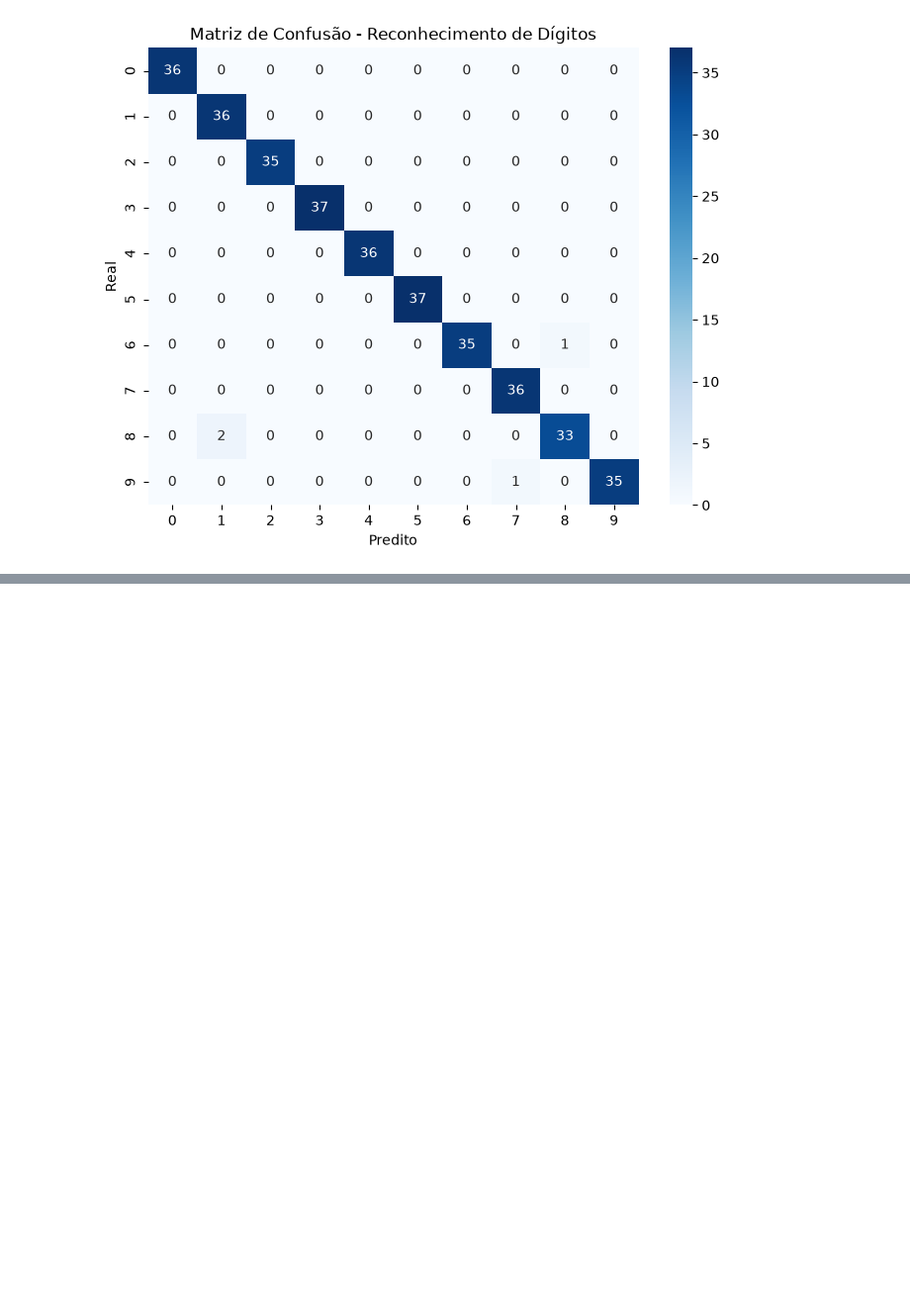
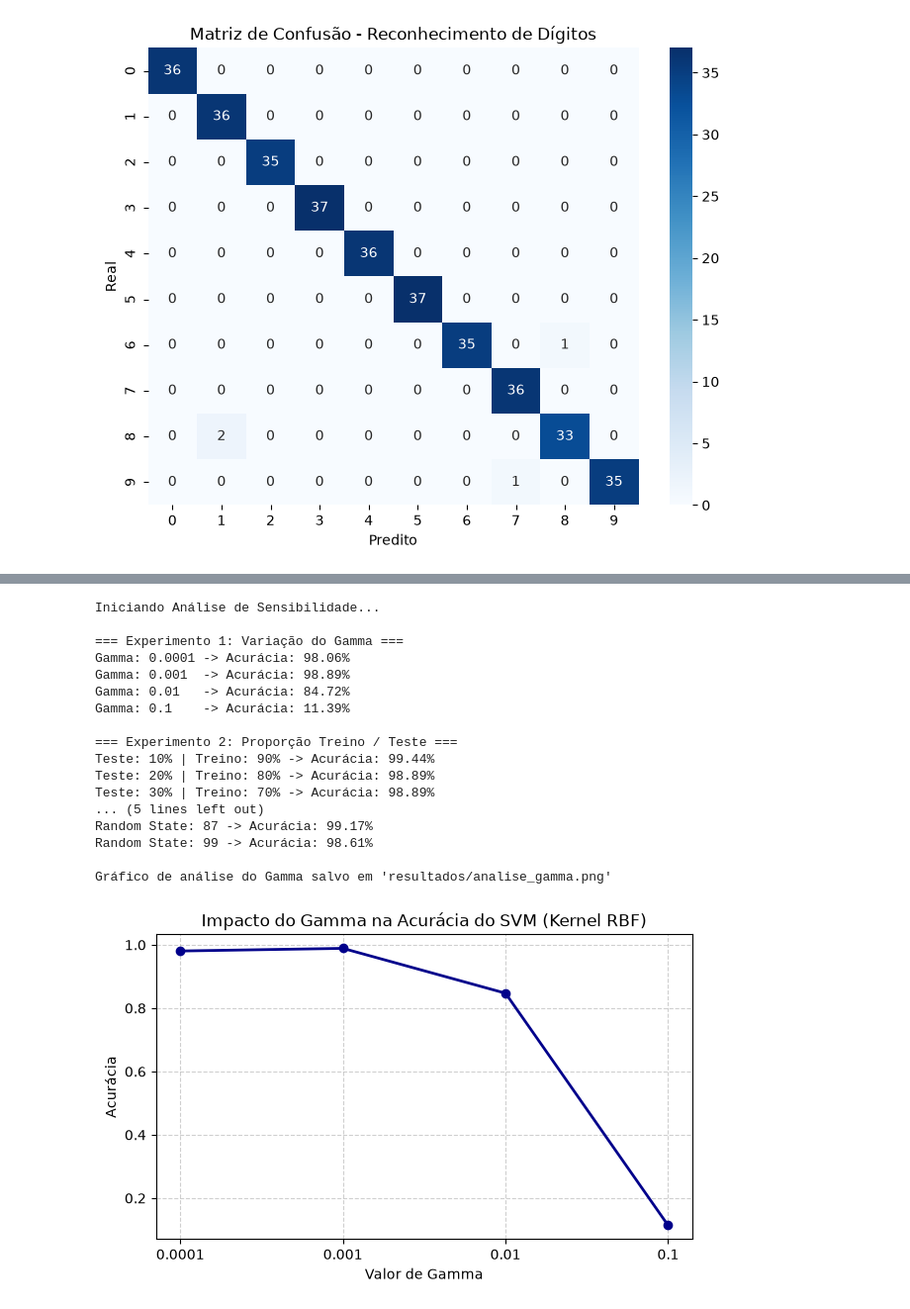
Before and after one commit to murilopassosl/introducao-ia-ufpb, a Jupyter notebook: src/classificador.ipynb, the cells around one changed output, grey strips where cells are left out. Shown at 99% size. Drawn from its saved outputs; the diff is of its cells as text; code cells hidden in the pictures; blank space fills up the shorter version.

Commit message:
feat: novos testes e resultados

```diff
--- a/src/classificador.ipynb
+++ b/src/classificador.ipynb
@@ -88,3 +85,41 @@ weighted avg       0.99      0.99      0.99       360
 
 Matriz de confusão salva em 'resultados/matriz_confusao.png'
 [figure]
+# %%
+X, y, nomes_classes = carregar_dados()
+
+# Definimos 2 novos valores de semente para sortear novas amostras de dados
+sementes_novas = [10, 99]
+
+for indice, seed in enumerate(sementes_novas, start=2):
+    print(f"--- Gerando Amostra {indice} (Random State = {seed}) ---")
+
+    # Divisão 80/20 usando a nova semente de sorteio
+    X_train_s, X_test_s, y_train_s, y_test_s = train_test_split(
+        X, y, test_size=0.2, random_state=seed, stratify=y
+    )
+
+    # Treinamento com o parâmetro padrão gamma=0.001
+    modelo_s = SVC(gamma=0.001)
+    modelo_s.fit(X_train_s, y_train_s)
+
+    # Predição e Acurácia
+    y_pred_s = modelo_s.predict(X_test_s)
+    acc_s = accuracy_score(y_test_s, y_pred_s)
+    print(f"Acurácia da Amostra {indice}: {acc_s*100:.2f}%")
+
+    # Gerando a Matriz de Confusão específica desta nova amostra
+    cm_s = confusion_matrix(y_test_s, y_pred_s)
+
+    plt.figure(figsize=(8, 6))
+    sns.heatmap(cm_s, annot=True, fmt='d', cmap='Blues',
+                xticklabels=nomes_classes, yticklabels=nomes_classes)
+    plt.ylabel('Real')
+    plt.xlabel('Predito')
+    plt.title(f'Matriz de Confusão - Amostra {indice} (Random State {seed})')
+
+    # Salva com um nome único para não sobrescrever a primeira
+    caminho_arquivo = f'resultados/matriz_confusao_amostra_{indice}.png'
+    plt.savefig(caminho_arquivo)
+    plt.close() # Fecha a janela do gráfico para não acumular memória no Jupyter
+    print(f"Gráfico salvo com sucesso em: '{caminho_arquivo}'\n")
@@ -90,0 +190,23 @@ Matriz de confusão salva em 'resultados/matriz_confusao.png'
+# %%
+# Nova rotina de testes
+X, y, _ = carregar_dados()
+executar_analise_sensibilidade(X, y)
+# %% [output]
+Iniciando Análise de Sensibilidade...
+
+=== Experimento 1: Variação do Gamma ===
+Gamma: 0.0001 -> Acurácia: 98.06%
+Gamma: 0.001  -> Acurácia: 98.89%
+Gamma: 0.01   -> Acurácia: 84.72%
+Gamma: 0.1    -> Acurácia: 11.39%
+
+=== Experimento 2: Proporção Treino / Teste ===
+Teste: 10% | Treino: 90% -> Acurácia: 99.44%
+Teste: 20% | Treino: 80% -> Acurácia: 98.89%
+Teste: 30% | Treino: 70% -> Acurácia: 98.89%
+... (5 lines left out)
+Random State: 87 -> Acurácia: 99.17%
+Random State: 99 -> Acurácia: 98.61%
+
+Gráfico de análise do Gamma salvo em 'resultados/analise_gamma.png'
+[figure, added]
```
Also changed, not shown: parts of 4 cells of this notebook, 3 other files.
